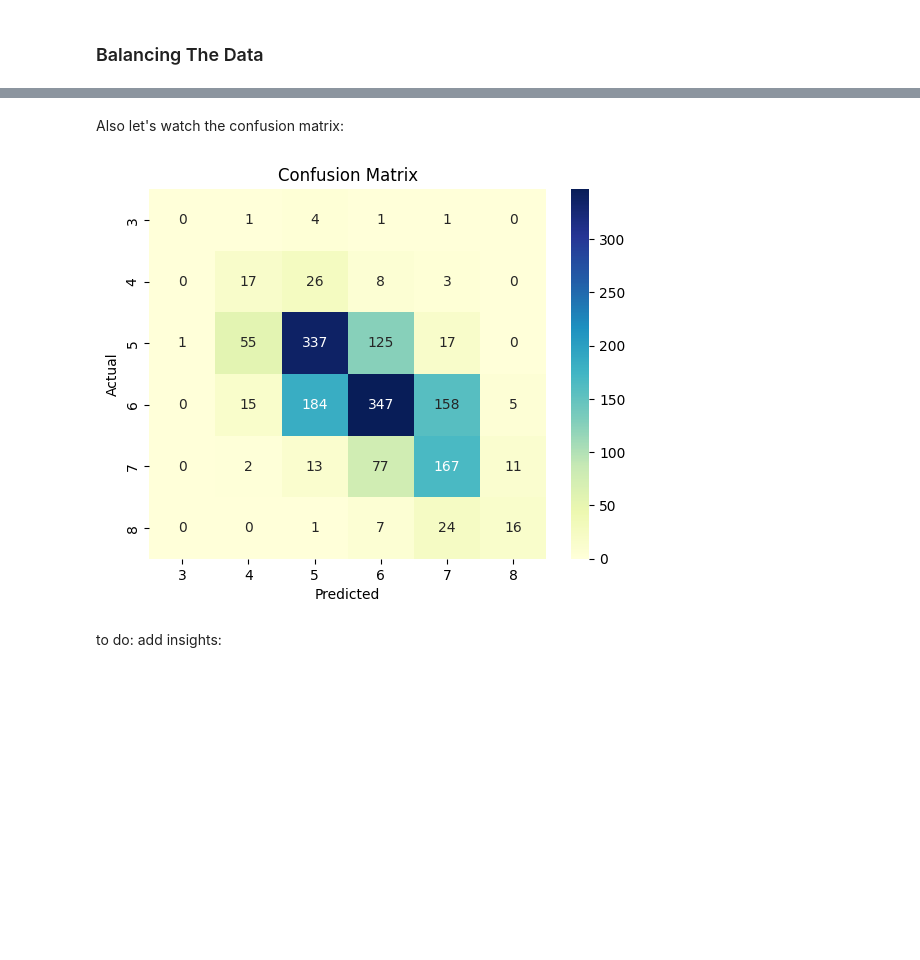
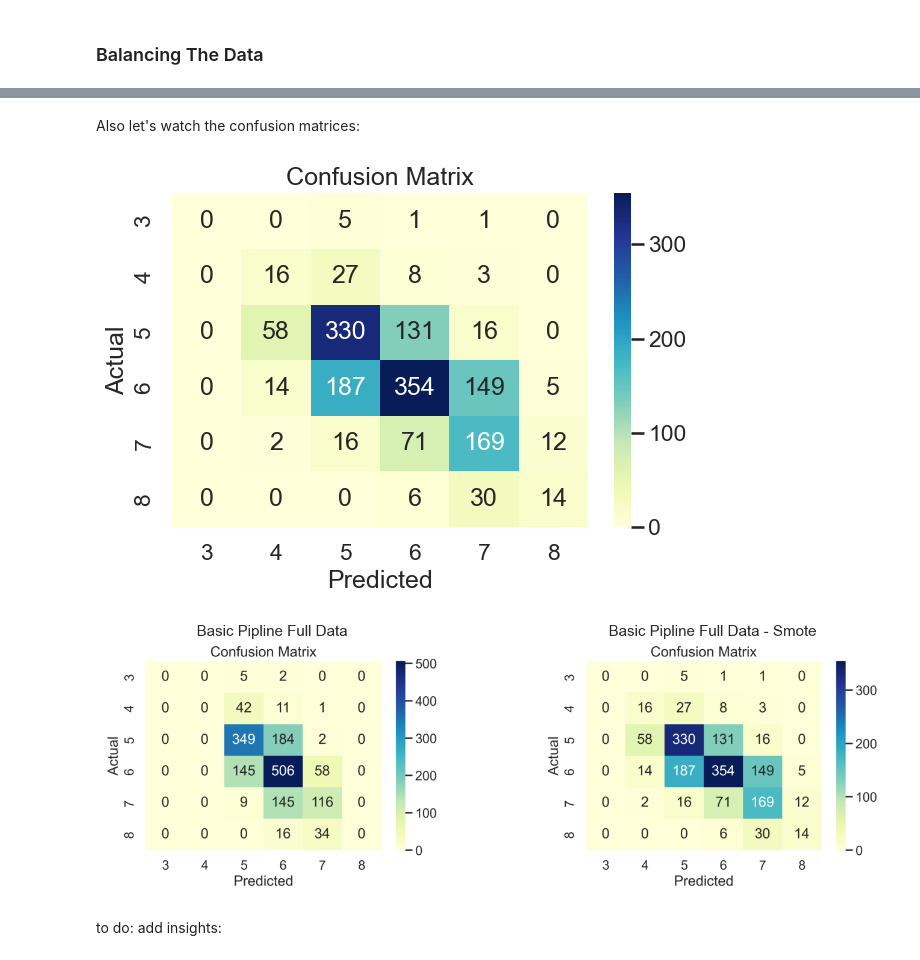
Before and after one commit to airbagdeer/tabular-ds-project, a Jupyter notebook: EX2.ipynb, the cells around one changed output, grey strips where cells are left out. Saved outputs shown, nothing was run; the diff lists cells and outputs as text; code cells hidden in the pictures; blank space fills up the shorter version.

```diff
--- a/EX2.ipynb
+++ b/EX2.ipynb
@@ -540,9 +545,14 @@ compare_scores(path_result_1='./images/basic-pipline-full-data-results.png',
 # %% [markdown]
-Also let's watch the confusion matrix:
+Also let's watch the confusion matrices:
-# %%
-calculate_confusion_matrix(y_true=y_test, y_pred=y_pred)
-# %% [output]
-[figure, removed]
+# %%
+calculate_confusion_matrix(y_true=y_test, y_pred=y_pred, image_name='basic-pipline-full-data-smote-matrix')
+compare_scores(path_result_1='./images/basic-pipline-full-data-matrix.png',
+               path_result_2='./images/basic-pipline-full-data-smote-matrix.png',
+                headline_1='Basic Pipline Full Data',
+                headline_2='Basic Pipline Full Data - Smote')
+# %% [output]
+[figure, added]
+[figure, added]
 # %% [markdown]
 to do: add insights:
 # %% [markdown]
```
Also changed, not shown: parts of 28 cells of this notebook, 3 other files.
